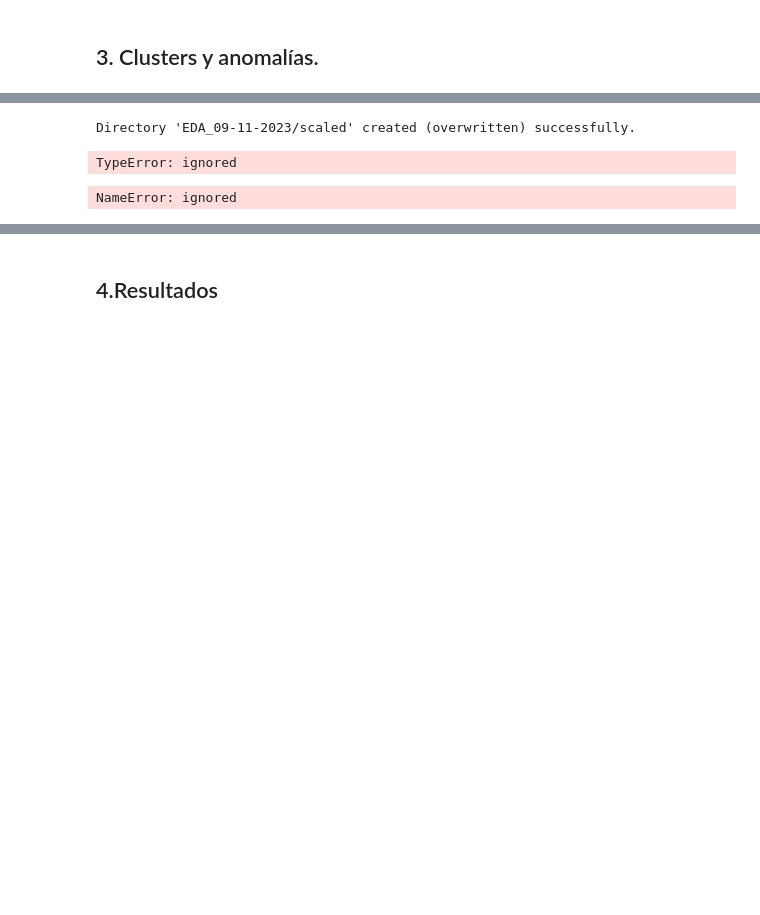
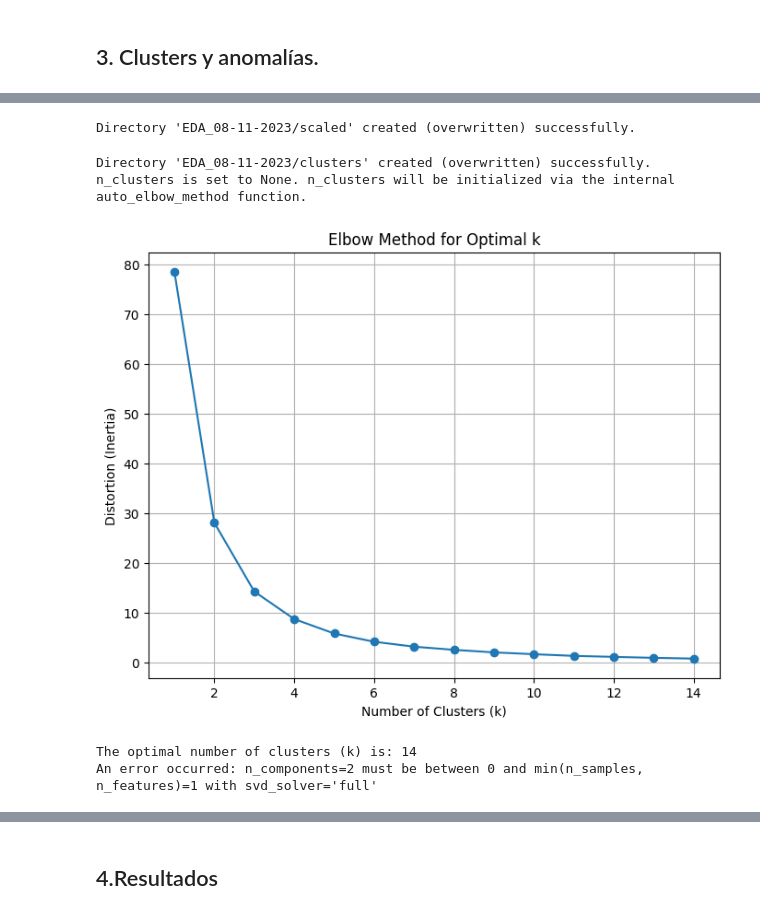
Before and after one commit to HexaPulsar/LabMDS, a Jupyter notebook: Proyecto_1/NUEVO_Proyecto_enunciado.ipynb, the cells around one changed output, grey strips where cells are left out. Drawn from its saved outputs; the diff is of its cells as text; code cells hidden in the pictures; blank space fills up the shorter version.

Commit message:
"scale()"

```diff
--- a/Proyecto_1/NUEVO_Proyecto_enunciado.ipynb
+++ b/Proyecto_1/NUEVO_Proyecto_enunciado.ipynb
@@ -931,12 +931,15 @@ Percentage of data retained: 9.3 %
 # %%
-test_class.scale(categorical_method=OneHotEncoder())
+test_class.scale()
+#test_class.scale(categorical_method=OneHotEncoder())
 # %% [output]
-Directory 'EDA_09-11-2023/scaled' created (overwritten) successfully.
+Directory 'EDA_08-11-2023/scaled' created (overwritten) successfully.
-TypeError: ignored
-# %%
-stop
-kmeans = KMeans()
-test_class.make_clusters(kmeans)
-# %% [output]
-NameError: ignored
+# %%
+kmeans = KMeans()
+test_class.make_clusters(kmeans,columns_name=test_class.numerical.columns.drop(['ID','Year']).tolist())
+# %% [output]
+Directory 'EDA_08-11-2023/clusters' created (overwritten) successfully.
+n_clusters is set to None. n_clusters will be initialized via the internal auto_elbow_method function.
+[figure, added]
+The optimal number of clusters (k) is: 14
+An error occurred: n_components=2 must be between 0 and min(n_samples, n_features)=1 with svd_solver='full'
 # %%
```
Also changed, not shown: parts of 13 cells of this notebook.
